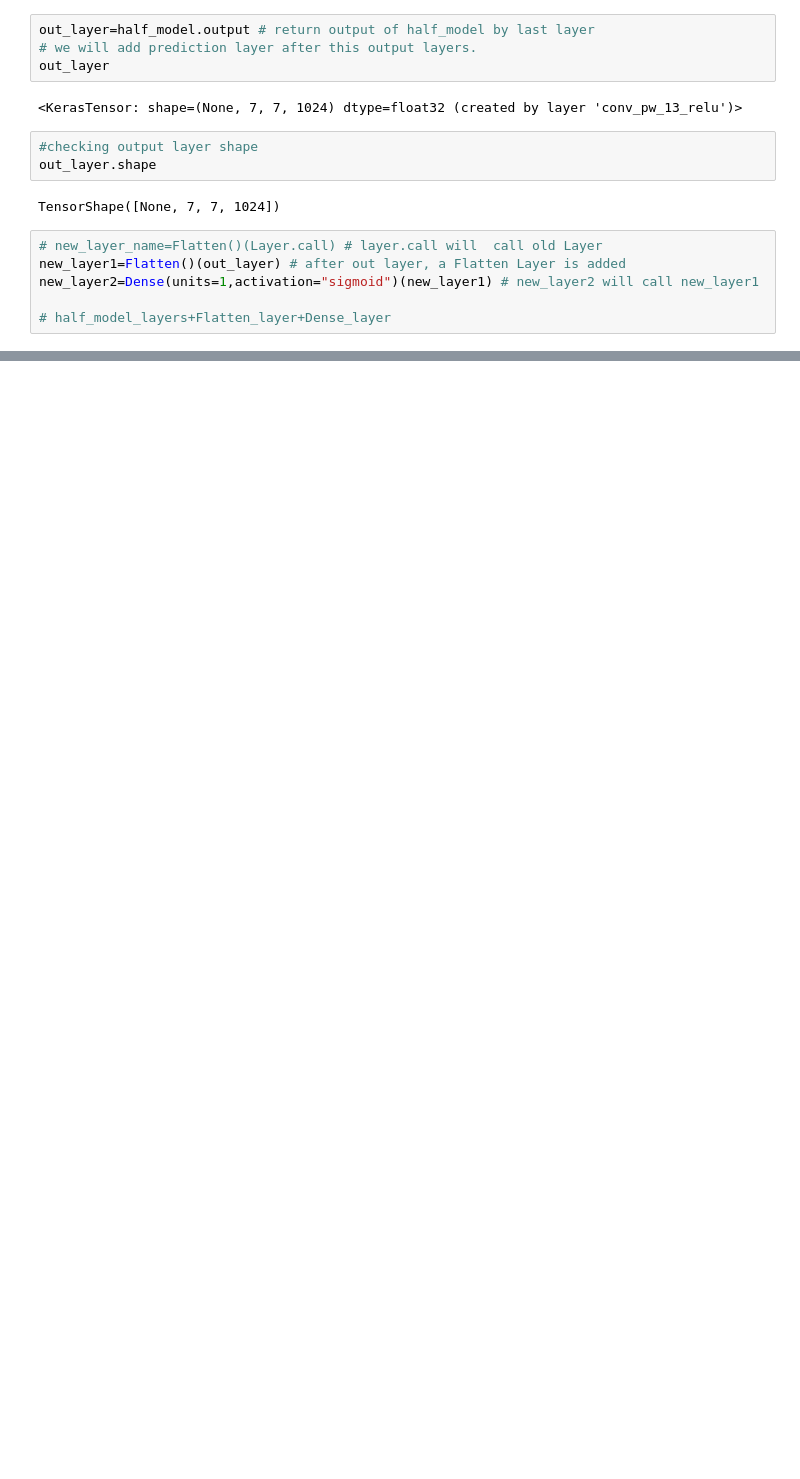
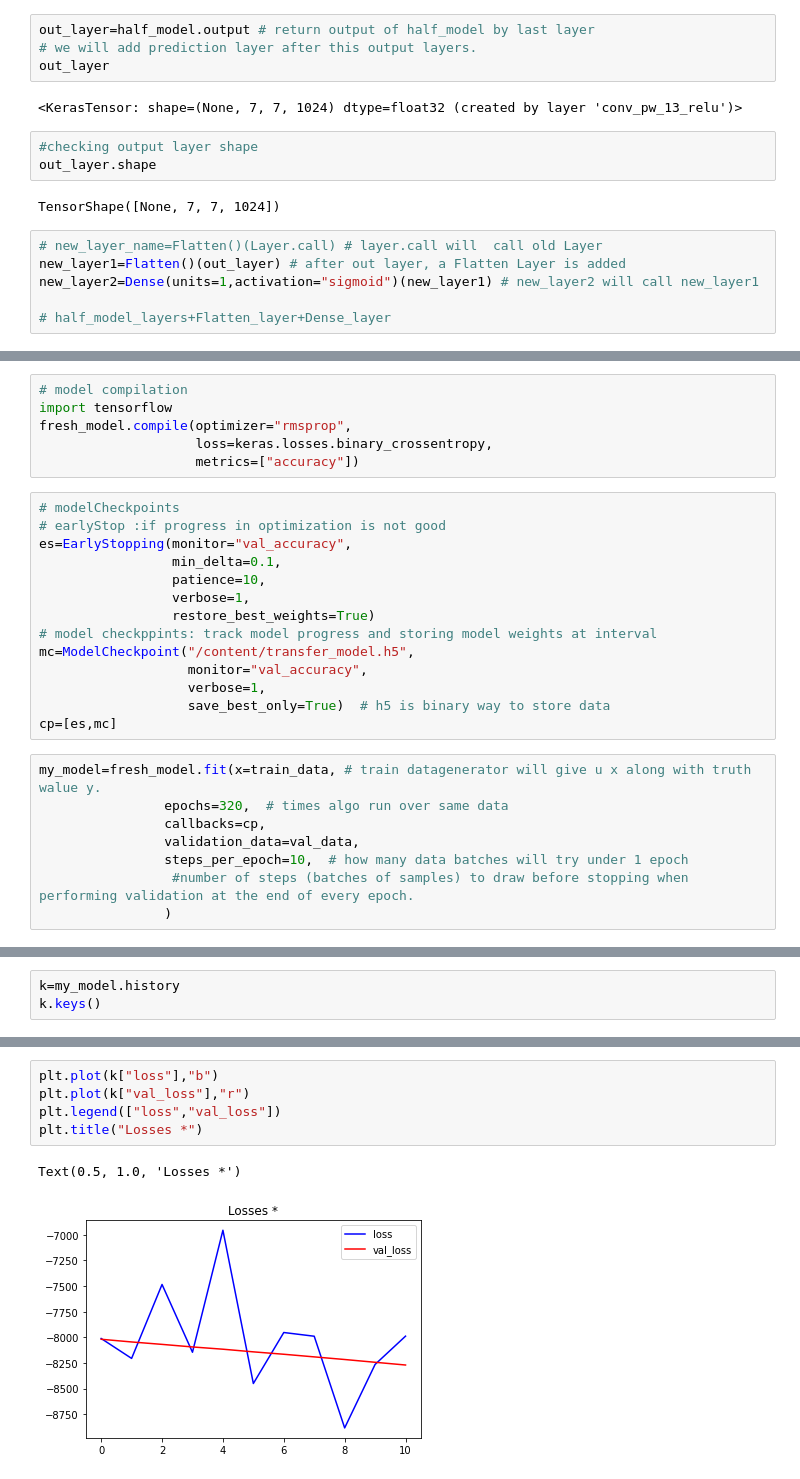
Before and after one commit to adarshnitt/Deep-Learning-Models, a Jupyter notebook: Potatao_Disease_Classification.ipynb, the cells around one changed output, grey strips where cells are left out. Saved outputs shown, nothing was run; the diff lists cells and outputs as text; blank space fills up the shorter version.

```diff
--- a/Potatao_Disease_Classification.ipynb
+++ b/Potatao_Disease_Classification.ipynb
@@ -716,0 +753,28 @@ new_layer1
+# %%
+# model compilation
+import tensorflow
+fresh_model.compile(optimizer="rmsprop",
+                    loss=keras.losses.binary_crossentropy,
+                    metrics=["accuracy"])
+# %%
+# modelCheckpoints
+# earlyStop :if progress in optimization is not good
+es=EarlyStopping(monitor="val_accuracy",
+                 min_delta=0.1,
+                 patience=10,
+                 verbose=1,
+                 restore_best_weights=True)
+# model checkppints: track model progress and storing model weights at interval
+mc=ModelCheckpoint("/content/transfer_model.h5",
+                   monitor="val_accuracy",
+                   verbose=1,
+                   save_best_only=True)  # h5 is binary way to store data
+cp=[es,mc]
+# %%
+my_model=fresh_model.fit(x=train_data, # train datagenerator will give u x along with truth walue y.
+                epochs=320,  # times algo run over same data
+                callbacks=cp,
+                validation_data=val_data,
+                steps_per_epoch=10,  # how many data batches will try under 1 epoch
+                 #number of steps (batches of samples) to draw before stopping when performing validation at the end of every epoch.
+                )
@@ -716,0 +819,3 @@ new_layer1
+# %%
+k=my_model.history
+k.keys()
@@ -716,0 +838,8 @@ new_layer1
+# %%
+plt.plot(k["loss"],"b")
+plt.plot(k["val_loss"],"r")
+plt.legend(["loss","val_loss"])
+plt.title("Losses *")
+# %% [output]
+Text(0.5, 1.0, 'Losses *')
+[figure, added]
```
Also changed, not shown: parts of 23 cells of this notebook.
